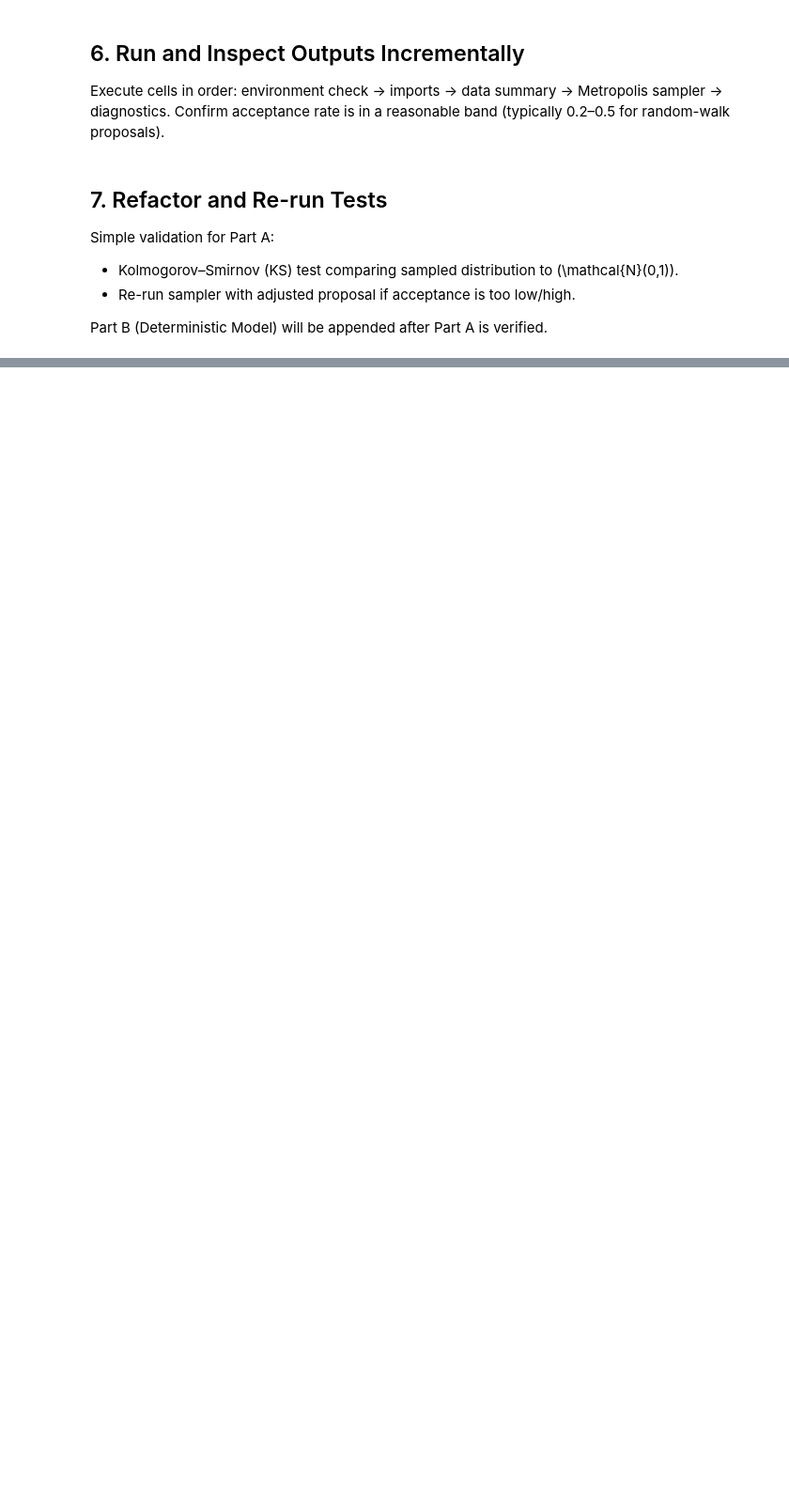
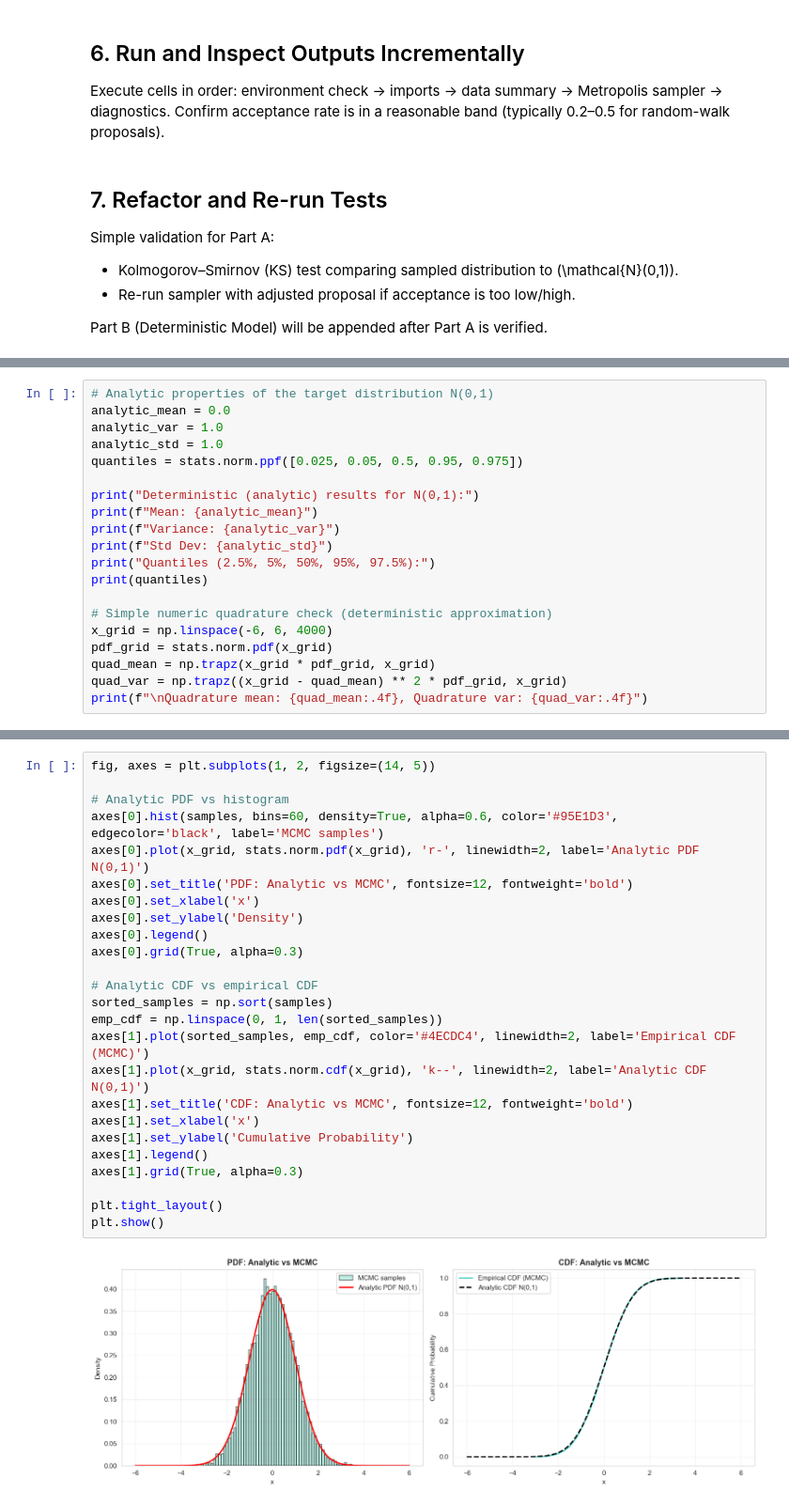
Before and after one commit to ayanalamMOON/Statistical-Foundation-of-Data-Science, a Jupyter notebook: Practical Assignments/Practical_12/Practical_12.ipynb, the cells around one changed output, grey strips where cells are left out. Shown: that part at 94% size. Cells and saved outputs as stored; diff of their text form; blank space fills up the shorter version.

```diff
--- a/Practical Assignments/Practical_12/Practical_12.ipynb
+++ b/Practical Assignments/Practical_12/Practical_12.ipynb
@@ -210,0 +361,20 @@ else:
+# %%
+# Analytic properties of the target distribution N(0,1)
+analytic_mean = 0.0
+analytic_var = 1.0
+analytic_std = 1.0
+quantiles = stats.norm.ppf([0.025, 0.05, 0.5, 0.95, 0.975])
+
+print("Deterministic (analytic) results for N(0,1):")
+print(f"Mean: {analytic_mean}")
+print(f"Variance: {analytic_var}")
+print(f"Std Dev: {analytic_std}")
+print("Quantiles (2.5%, 5%, 50%, 95%, 97.5%):")
+print(quantiles)
+
+# Simple numeric quadrature check (deterministic approximation)
+x_grid = np.linspace(-6, 6, 4000)
+pdf_grid = stats.norm.pdf(x_grid)
+quad_mean = np.trapz(x_grid * pdf_grid, x_grid)
+quad_var = np.trapz((x_grid - quad_mean) ** 2 * pdf_grid, x_grid)
+print(f"\nQuadrature mean: {quad_mean:.4f}, Quadrature var: {quad_var:.4f}")
@@ -210,0 +481,27 @@ else:
+# %%
+fig, axes = plt.subplots(1, 2, figsize=(14, 5))
+
+# Analytic PDF vs histogram
+axes[0].hist(samples, bins=60, density=True, alpha=0.6, color='#95E1D3', edgecolor='black', label='MCMC samples')
+axes[0].plot(x_grid, stats.norm.pdf(x_grid), 'r-', linewidth=2, label='Analytic PDF N(0,1)')
+axes[0].set_title('PDF: Analytic vs MCMC', fontsize=12, fontweight='bold')
+axes[0].set_xlabel('x')
+axes[0].set_ylabel('Density')
+axes[0].legend()
+axes[0].grid(True, alpha=0.3)
+
+# Analytic CDF vs empirical CDF
+sorted_samples = np.sort(samples)
+emp_cdf = np.linspace(0, 1, len(sorted_samples))
+axes[1].plot(sorted_samples, emp_cdf, color='#4ECDC4', linewidth=2, label='Empirical CDF (MCMC)')
+axes[1].plot(x_grid, stats.norm.cdf(x_grid), 'k--', linewidth=2, label='Analytic CDF N(0,1)')
+axes[1].set_title('CDF: Analytic vs MCMC', fontsize=12, fontweight='bold')
+axes[1].set_xlabel('x')
+axes[1].set_ylabel('Cumulative Probability')
+axes[1].legend()
+axes[1].grid(True, alpha=0.3)
+
+plt.tight_layout()
+plt.show()
+# %% [output]
+[figure, added]
```
Also changed, not shown: parts of 22 cells of this notebook.
